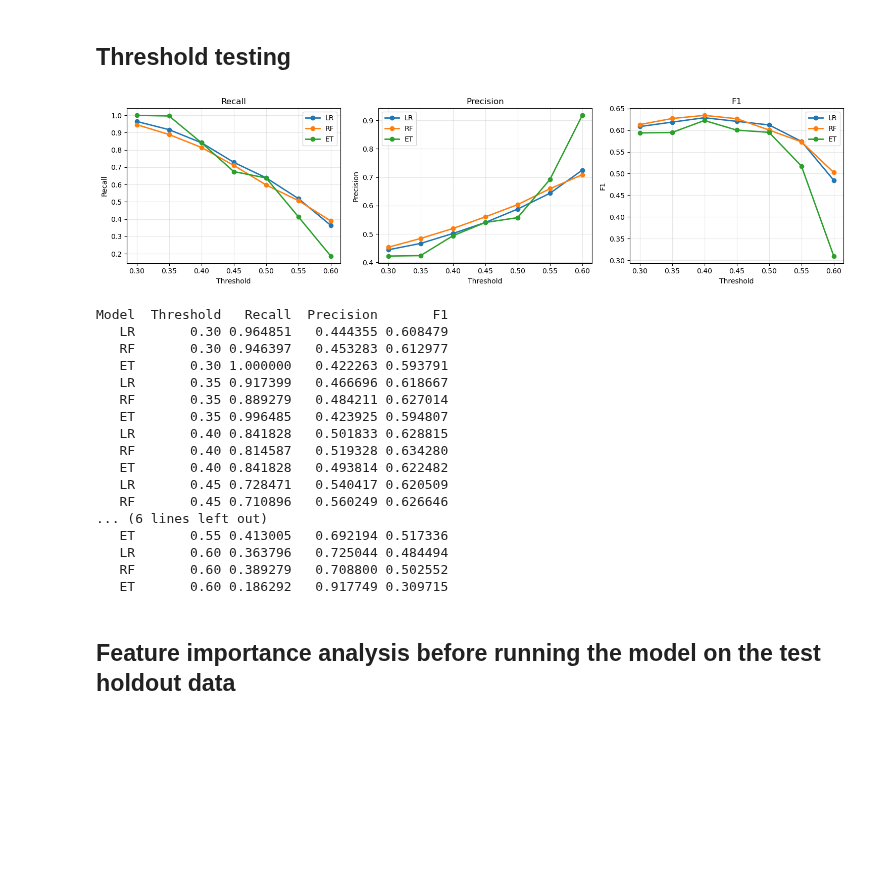
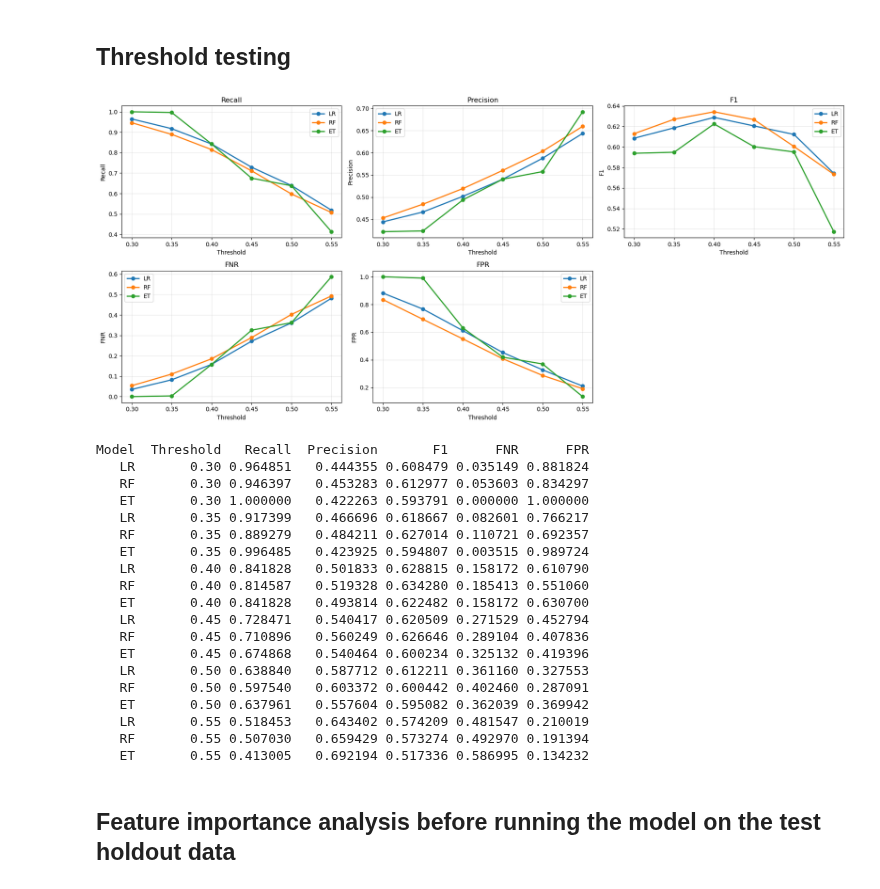
Before and after one commit to Erdos-Projects/fall-2025-risk-factors-in-online-courses, a Jupyter notebook: models_compare_final_draft.ipynb, the cells around one changed output. Drawn from its saved outputs; the diff is of its cells as text; code cells hidden in the pictures; blank space fills up the shorter version.

```diff
--- a/models_compare_final_draft.ipynb
+++ b/models_compare_final_draft.ipynb
@@ -298,15 +166,0 @@ In order to use `cross_validate` we stratify only by outcome, not by module.
-# %%
-# Train and evaluate with cross-validation
-results = {}
-
-for model in models:
-    results[model] = cross_validate(models[model], X_train, y_train,
-                                     scoring = ("roc_auc", "recall", "precision", "f1"), cv=5)
-
-# Clean up results dictionary
-summary_results = {}
-for model in models:
-    summary_results[model] = {'test_roc_auc' : np.mean(results[model]['test_roc_auc']),
-                              'test_recall' : np.mean(results[model]['test_recall']),
-                              'test_precision' : np.mean(results[model]['test_precision']),
-                              'test_f1' : np.mean(results[model]['test_f1'])}
@@ -576,59 +354,78 @@ Best recall: 0.6383
 ## Threshold testing
 # %%
 # Threshold testing
-thresholds = [0.3, 0.35, 0.4, 0.45, 0.5, 0.55, 0.6]
+thresholds = [0.3, 0.35, 0.4, 0.45, 0.5, 0.55]
 results = []
 
 y_test_numeric = y_test if y_test.dtype != 'object' else y_test.apply(lambda x: int(x[0]))
 
 for thresh in thresholds:
     for name, model in [('LR', tuned_lr_model), ('RF', tuned_rf_model), ('ET', tuned_et_model)]:
         y_proba = model.predict_proba(X_test)[:, 1]
         y_pred = (y_proba >= thresh).astype(int)
+
+        # Calculate confusion matrix components
+        tn, fp, fn, tp = confusion_matrix(y_test_numeric, y_pred).ravel()
+
+        # Calculate False Negative Rate (FNR) and False Positive Rate (FPR)
+        fnr = fn / (fn + tp) if (fn + tp) > 0 else 0  # False Negative Rate = FN / (FN + TP)
+        fpr = fp / (fp + tn) if (fp + tn) > 0 else 0  # False Positive Rate = FP / (FP + TN)
+
         results.append({
             'Model': name,
             'Threshold': thresh,
             'Recall': recall_score(y_test_numeric, y_pred),
             'Precision': precision_score(y_test_numeric, y_pred),
-            'F1': f1_score(y_test_numeric, y_pred)
+            'F1': f1_score(y_test_numeric, y_pred),
+            'FNR': fnr,
+            'FPR': fpr
         })
 
 df_results = pd.DataFrame(results)
 
 # Visualization
-fig, axes = plt.subplots(1, 3, figsize=(15, 4))
-for metric, ax in zip(['Recall', 'Precision', 'F1'], axes):
+fig, axes = plt.subplots(2, 3, figsize=(18, 8))
+axes = axes.flatten()
+
+for idx, metric in enumerate(['Recall', 'Precision', 'F1', 'FNR', 'FPR']):
+    ax = axes[idx]
     for model in ['LR', 'RF', 'ET']:
         data = df_results[df_results['Model'] == model]
         ax.plot(data['Threshold'], data[metric], 'o-', label=model, linewidth=2)
     ax.set_xlabel('Threshold')
     ax.set_ylabel(metric)
     ax.set_title(metric)
     ax.legend()
     ax.grid(alpha=0.3)
+
+# Hide the extra subplot (6th position)
+axes[5].axis('off')
+
 plt.tight_layout()
 plt.show()
 
 print(df_results.to_string(index=False))
 # %% [output]
-[figure, old version]
+[figure, new version]
-Model  Threshold   Recall  Precision       F1
-   LR       0.30 0.964851   0.444355 0.608479
-   RF       0.30 0.946397   0.453283 0.612977
-   ET       0.30 1.000000   0.422263 0.593791
-   LR       0.35 0.917399   0.466696 0.618667
-   RF       0.35 0.889279   0.484211 0.627014
-   ET       0.35 0.996485   0.423925 0.594807
-   LR       0.40 0.841828   0.501833 0.628815
-   RF       0.40 0.814587   0.519328 0.634280
-   ET       0.40 0.841828   0.493814 0.622482
-   LR       0.45 0.728471   0.540417 0.620509
-   RF       0.45 0.710896   0.560249 0.626646
-... (6 lines left out)
-   ET       0.55 0.413005   0.692194 0.517336
-   LR       0.60 0.363796   0.725044 0.484494
-   RF       0.60 0.389279   0.708800 0.502552
-   ET       0.60 0.186292   0.917749 0.309715
+Model  Threshold   Recall  Precision       F1      FNR      FPR
+   LR       0.30 0.964851   0.444355 0.608479 0.035149 0.881824
+   RF       0.30 0.946397   0.453283 0.612977 0.053603 0.834297
+   ET       0.30 1.000000   0.422263 0.593791 0.000000 1.000000
+   LR       0.35 0.917399   0.466696 0.618667 0.082601 0.766217
+   RF       0.35 0.889279   0.484211 0.627014 0.110721 0.692357
+   ET       0.35 0.996485   0.423925 0.594807 0.003515 0.989724
+   LR       0.40 0.841828   0.501833 0.628815 0.158172 0.610790
+   RF       0.40 0.814587   0.519328 0.634280 0.185413 0.551060
+   ET       0.40 0.841828   0.493814 0.622482 0.158172 0.630700
+   LR       0.45 0.728471   0.540417 0.620509 0.271529 0.452794
+   RF       0.45 0.710896   0.560249 0.626646 0.289104 0.407836
+   ET       0.45 0.674868   0.540464 0.600234 0.325132 0.419396
+   LR       0.50 0.638840   0.587712 0.612211 0.361160 0.327553
+   RF       0.50 0.597540   0.603372 0.600442 0.402460 0.287091
+   ET       0.50 0.637961   0.557604 0.595082 0.362039 0.369942
+   LR       0.55 0.518453   0.643402 0.574209 0.481547 0.210019
+   RF       0.55 0.507030   0.659429 0.573274 0.492970 0.191394
+   ET       0.55 0.413005   0.692194 0.517336 0.586995 0.134232
 # %% [markdown]
 ## Feature importance analysis before running the model on the test holdout data
 # %%
```
Also changed, not shown: parts of 13 cells of this notebook.
